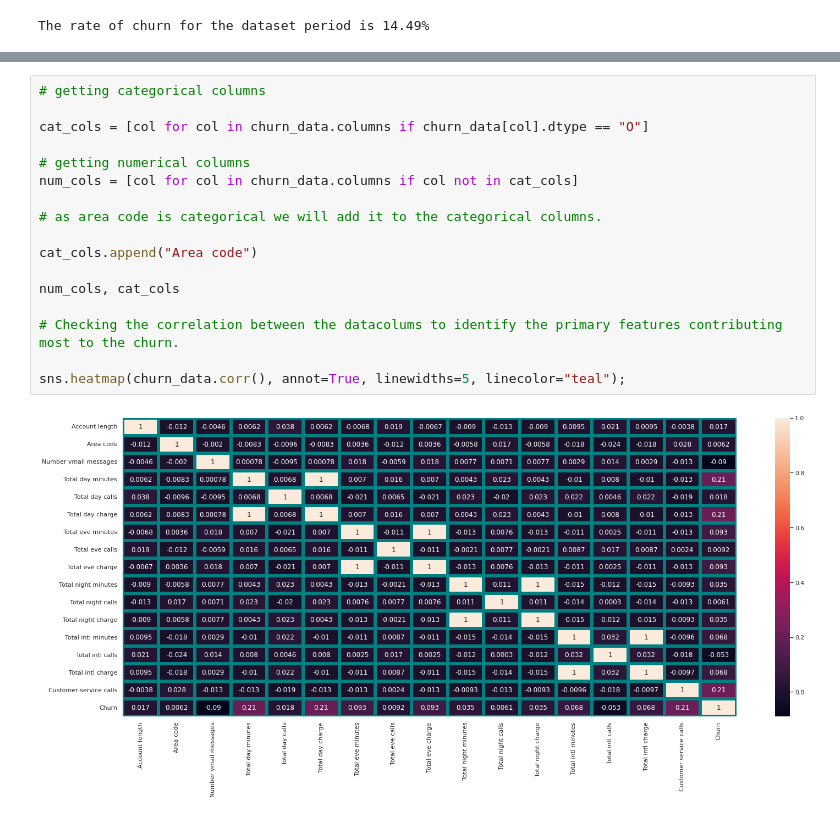
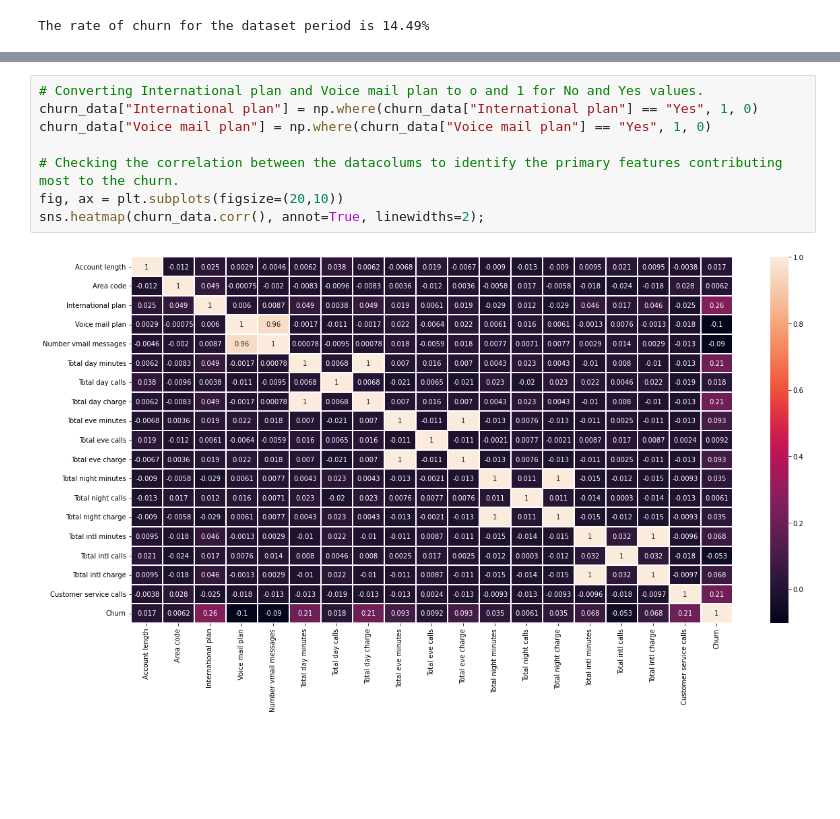
Before and after one commit to Sourabhpatel1/Capstone-Project-EDA-AlmaBatter, a Jupyter notebook: EDA_on_Telecom_Churn_Dataset(Capstone_Project_1).ipynb, the cells around one changed output, grey strips where cells are left out. Drawn from its saved outputs; the diff is of its cells as text; blank space fills up the shorter version.

```diff
--- a/EDA_on_Telecom_Churn_Dataset(Capstone_Project_1).ipynb
+++ b/EDA_on_Telecom_Churn_Dataset(Capstone_Project_1).ipynb
@@ -142,20 +137,11 @@ plt.pie(churn_group["Churn"].count(), labels=["Retained", "Lost"], colors=colors
 2.   Churn rate of 14.50% is considered high in the industry as it nearly costs 7 times as much to acquire a new customer when compared to retaining an existing one.
-# %%
-# getting categorical columns
-
-cat_cols = [col for col in churn_data.columns if churn_data[col].dtype == "O"]
-
-# getting numerical columns
-num_cols = [col for col in churn_data.columns if col not in cat_cols]
-
-# as area code is categorical we will add it to the categorical columns.
-
-cat_cols.append("Area code")
-
-num_cols, cat_cols
-
-# Checking the correlation between the datacolums to identify the primary features contributing most to the churn.
-
-sns.heatmap(churn_data.corr(), annot=True, linewidths=5, linecolor="teal");
-# %% [output]
-[figure, removed]
+# %%
+# Converting International plan and Voice mail plan to o and 1 for No and Yes values.
+churn_data["International plan"] = np.where(churn_data["International plan"] == "Yes", 1, 0)
+churn_data["Voice mail plan"] = np.where(churn_data["Voice mail plan"] == "Yes", 1, 0)
+
+# Checking the correlation between the datacolums to identify the primary features contributing most to the churn.
+fig, ax = plt.subplots(figsize=(20,10))
+sns.heatmap(churn_data.corr(), annot=True, linewidths=2);
+# %% [output]
+[figure, added]
```
Also changed, not shown: parts of 30 cells of this notebook.
